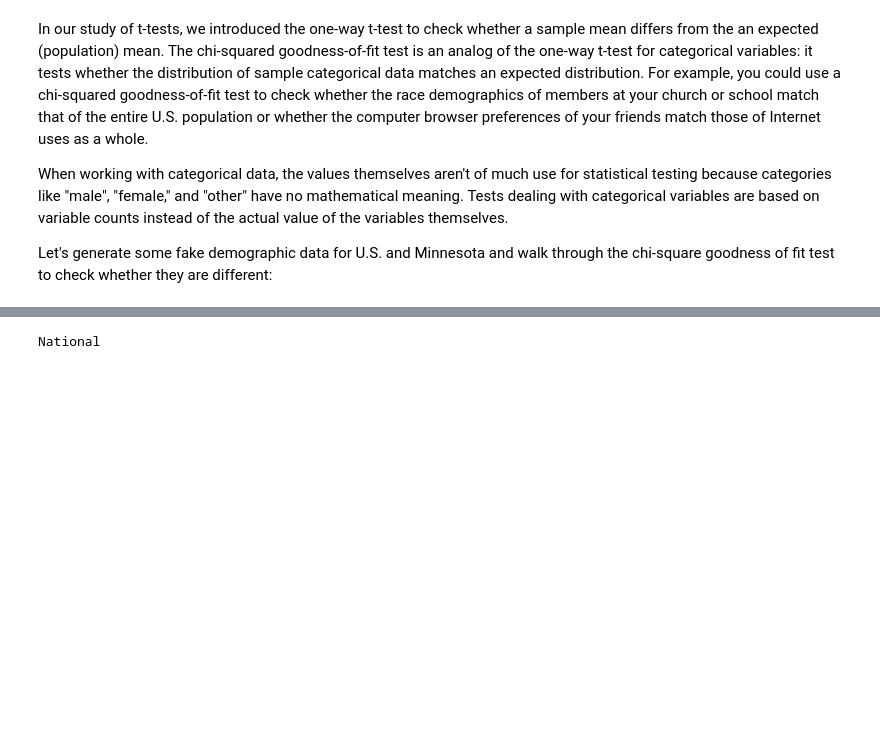
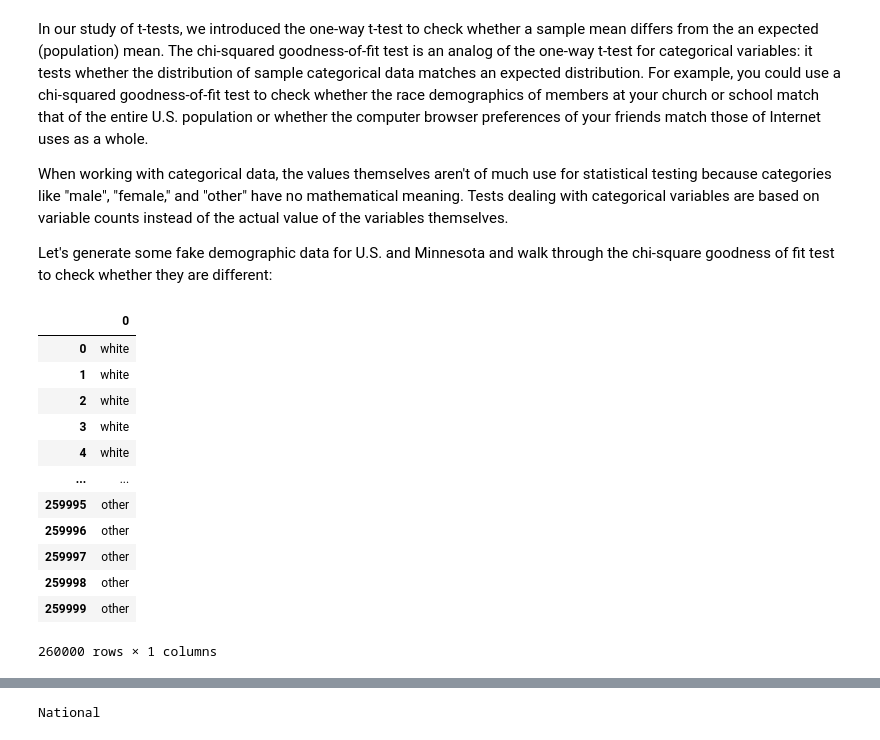
Before and after one commit to RamiSaad93/lessons_15_week, a Jupyter notebook: 5_6_eda_inf_stats_tableau/5_Chi_Square_test_day_4.ipynb, the cells around one changed output, grey strips where cells are left out. Drawn from its saved outputs; the diff is of its cells as text; code cells hidden in the pictures; blank space fills up the shorter version.

```diff
--- a/5_6_eda_inf_stats_tableau/5_Chi_Square_test_day_4.ipynb
+++ b/5_6_eda_inf_stats_tableau/5_Chi_Square_test_day_4.ipynb
@@ -10,3 +10,20 @@ Let's generate some fake demographic data for U.S. and Minnesota and walk throug
 import numpy as np
 import pandas as pd
 import scipy.stats as stats
+# %%
+national = pd.DataFrame(["white"]*100000 + ["hispanic"]*60000 +["black"]*50000 + ["asian"]*15000 + ["other"]*35000)
+national
+# %% [output]
+|  | 0 |
+| 0 | white |
+| 1 | white |
+| 2 | white |
+| 3 | white |
+| 4 | white |
+| ... | ... |
+| 259995 | other |
+| 259996 | other |
+| 259997 | other |
+| 259998 | other |
+| 259999 | other |
+260000 rows × 1 columns
```
Also changed, not shown: parts of 15 cells of this notebook, 4 other files.
